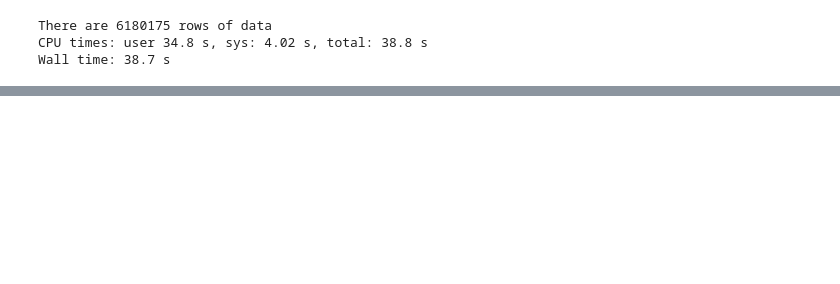
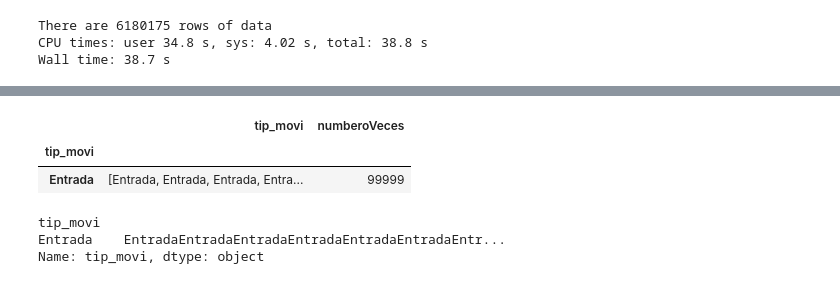
Before and after one commit to suprematis/Ecuador_Migration_Patterns, a Jupyter notebook: Migration_Data_Ingest_Ecuador.ipynb, the cells around one changed output, grey strips where cells are left out. Saved outputs shown, nothing was run; the diff lists cells and outputs as text; code cells hidden in the pictures; blank space fills up the shorter version.

```diff
--- a/Migration_Data_Ingest_Ecuador.ipynb
+++ b/Migration_Data_Ingest_Ecuador.ipynb
@@ -119,2 +228,13 @@ NameError: name 'inout2017' is not defined
+# %%
+g = tip_movi_tot.groupby('tip_movi').tip_movi
+pd.concat([g.apply(list), g.count()], axis=1, keys=['tip_movi', 'numberoVeces'])
+# %% [output]
+|  | tip_movi | numberoVeces |
+| tip_movi |  |  |
+| Entrada | [Entrada, Entrada, Entrada, Entra... | 99999 |
 # %%
-inout2017.groupby('tip_movi').sum()
+tip_movi_tot.groupby('tip_movi')['tip_movi'].sum()
+# %% [output]
+tip_movi
+Entrada    EntradaEntradaEntradaEntradaEntradaEntradaEntr...
+Name: tip_movi, dtype: object
```
Also changed, not shown: parts of 12 cells of this notebook.
